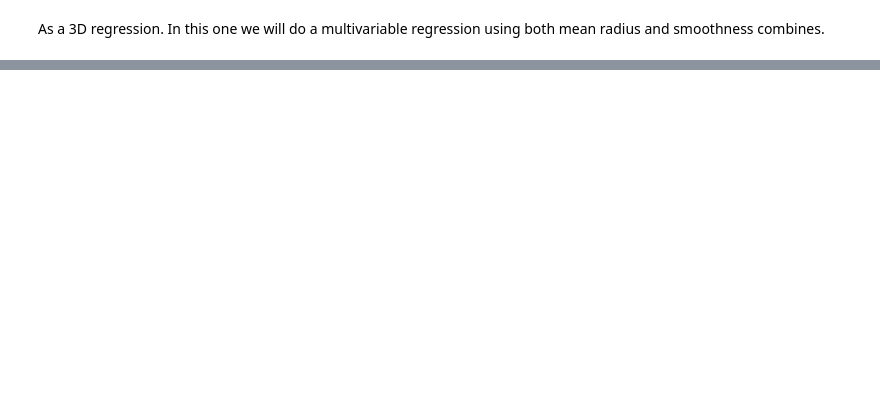
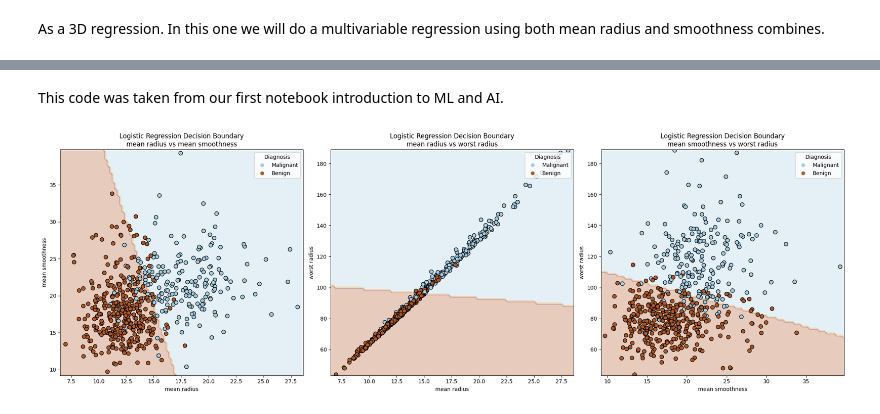
Before and after one commit to adamd1985/Lectures_On_MLAI, a Jupyter notebook: 4_2_Logistic_Regression_Lecture.ipynb, the cells around one changed output, grey strips where cells are left out. Cells and saved outputs as stored; diff of their text form; code cells hidden in the pictures; blank space fills up the shorter version.

```diff
--- a/4_2_Logistic_Regression_Lecture.ipynb
+++ b/4_2_Logistic_Regression_Lecture.ipynb
@@ -543,0 +553,54 @@ Your Kaggle username:
+# %% [markdown]
+This code was taken from our first notebook introduction to ML and AI.
+# %%
+from sklearn.pipeline import make_pipeline
+from sklearn.inspection import DecisionBoundaryDisplay
+
+def plot_logistic_decision_boundary(X, y, ax, feature_names, class_labels):
+    model = make_pipeline(StandardScaler(), LogisticRegression()).fit(X, y)
+    common_params = {"estimator": model, "X": X, "ax": ax}
+    DecisionBoundaryDisplay.from_estimator(
+        **common_params,
+        response_method="predict",
+        plot_method="contourf",
+        cmap=plt.cm.Paired,
+        alpha=0.3,
+        eps=0.5,
+    )
+    scatter = ax.scatter(
+        X.iloc[:, 0],
+        X.iloc[:, 1],
+        c=y,
+        cmap=plt.cm.Paired,
+        edgecolors="black",
+        s=50,
+        marker="o",
+    )
+    legend_labels = [class_labels[int(label)] for label in np.unique(y)]
+    ax.legend(
+        scatter.legend_elements()[0],
+        legend_labels,
+        loc="upper right",
+        title="Diagnosis",
+    )
+
+    ax.set_xlabel(feature_names[0])
+    ax.set_ylabel(feature_names[1])
+    ax.set_title(f"Logistic Regression Decision Boundary\n{feature_names[0]} vs {feature_names[1]}")
+
+feature_labels = ["mean radius", "mean smoothness", "worst radius"]
+feature_combinations = [
+    (0, 1, ["mean radius", "mean smoothness"]),
+    (0, 2, ["mean radius", "worst radius"]),
+    (1, 2, ["mean smoothness", "worst radius"]),
+]
+
+fig, axes = plt.subplots(1, 3, figsize=(21, 7), tight_layout=True)
+for ax, (idx1, idx2, names) in zip(axes, feature_combinations):
+    X_pair = breast_cancer_df.iloc[:, [idx1, idx2]]
+    y_pair = breast_cancer_df["target"]
+    plot_logistic_decision_boundary(X_pair, y_pair, ax, names, class_labels)
+
+plt.show()
+# %% [output]
+[figure, added]
```
Also changed, not shown: parts of 43 cells of this notebook.
